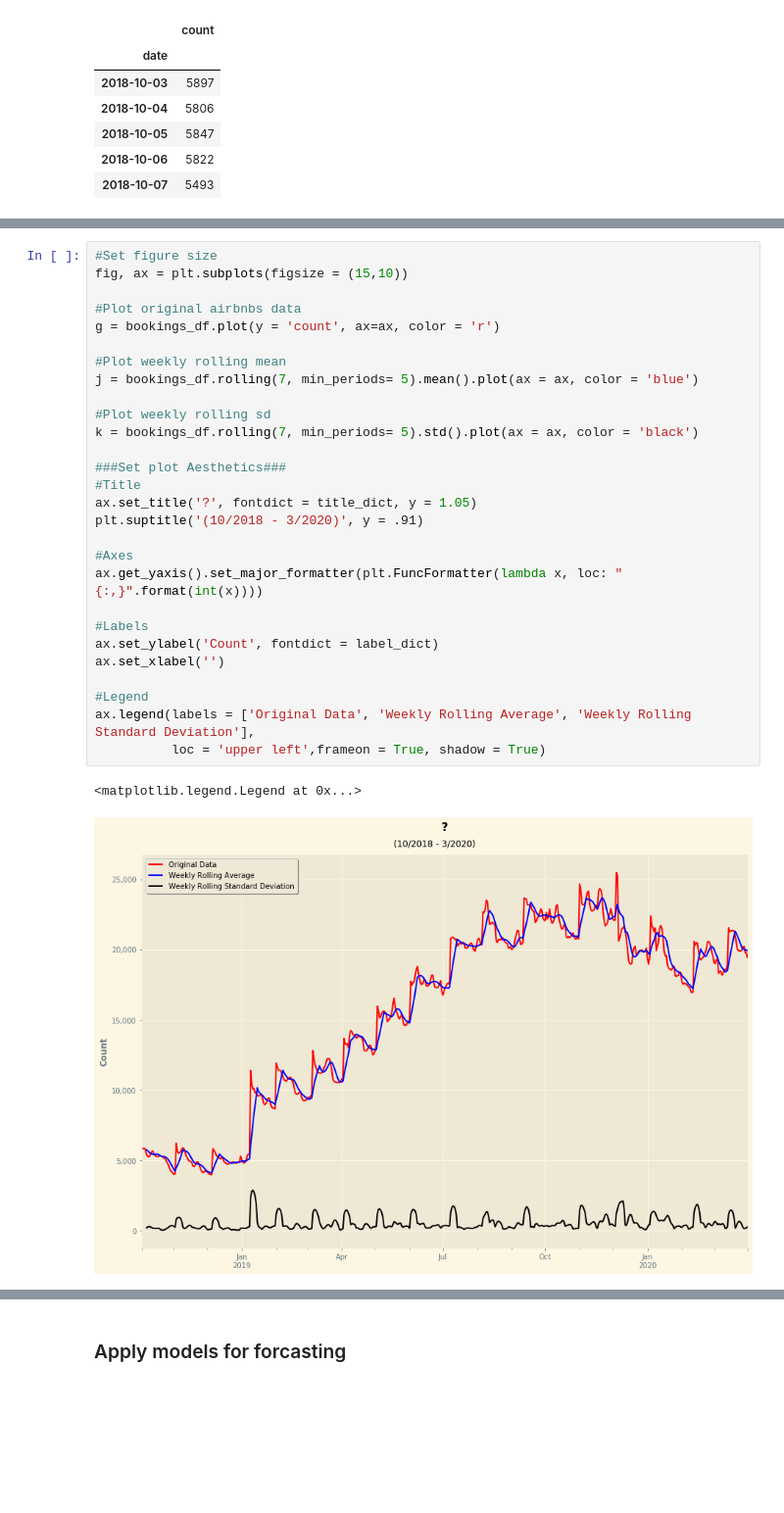
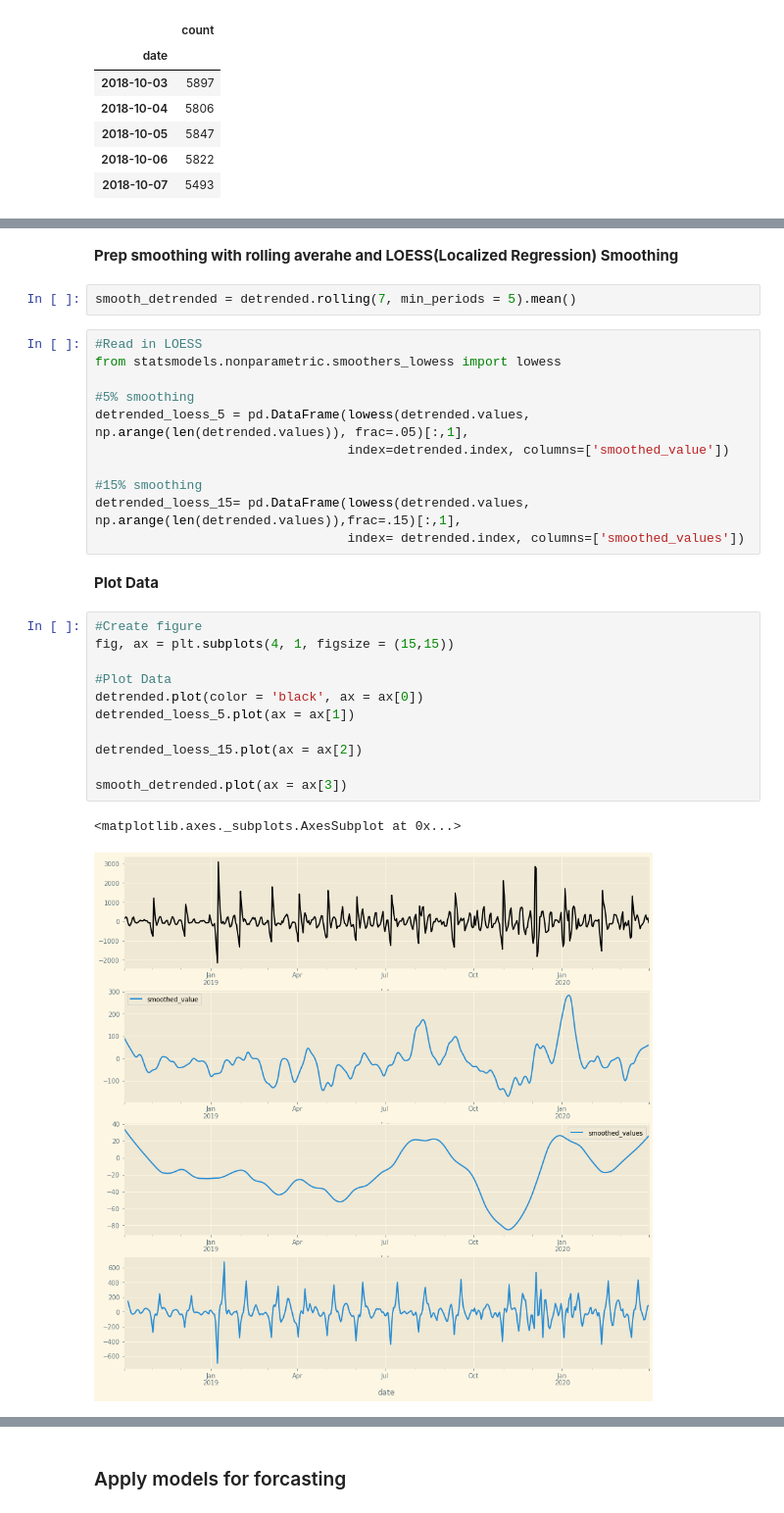
Before and after one commit to KishenSharma6/Airbnb-Analysis, a Jupyter notebook: Project Codes/05. Modeling/2020_0214_Calendar_TimeSeries.ipynb, the cells around one changed output, grey strips where cells are left out. Shown at 98% size. Saved outputs shown, nothing was run; the diff lists cells and outputs as text; blank space fills up the shorter version.

```diff
--- a/Project Codes/05. Modeling/2020_0214_Calendar_TimeSeries.ipynb
+++ b/Project Codes/05. Modeling/2020_0214_Calendar_TimeSeries.ipynb
@@ -298,31 +313,31 @@ j.legend(labels = ['Booked Airbnbs'],frameon = True, shadow = True)
-# %%
-#Set figure size
-fig, ax = plt.subplots(figsize = (15,10))
-
-#Plot original airbnbs data
-g = bookings_df.plot(y = 'count', ax=ax, color = 'r')
-
-#Plot weekly rolling mean
-j = bookings_df.rolling(7, min_periods= 5).mean().plot(ax = ax, color = 'blue')
-
-#Plot weekly rolling sd
-k = bookings_df.rolling(7, min_periods= 5).std().plot(ax = ax, color = 'black')
-
-###Set plot Aesthetics###
-#Title
-ax.set_title('?', fontdict = title_dict, y = 1.05)
-plt.suptitle('(10/2018 - 3/2020)', y = .91)
-
-#Axes
-ax.get_yaxis().set_major_formatter(plt.FuncFormatter(lambda x, loc: "{:,}".format(int(x))))
-
-#Labels
-ax.set_ylabel('Count', fontdict = label_dict)
-ax.set_xlabel('')
-
-#Legend
-ax.legend(labels = ['Original Data', 'Weekly Rolling Average', 'Weekly Rolling Standard Deviation'],
-          loc = 'upper left',frameon = True, shadow = True)
-# %% [output]
-<matplotlib.legend.Legend at 0x...>
-[figure, removed]
+# %% [markdown]
+**Prep smoothing with rolling averahe and LOESS(Localized Regression) Smoothing**
+# %%
+smooth_detrended = detrended.rolling(7, min_periods = 5).mean()
+# %%
+#Read in LOESS
+from statsmodels.nonparametric.smoothers_lowess import lowess
+
+#5% smoothing
+detrended_loess_5 = pd.DataFrame(lowess(detrended.values, np.arange(len(detrended.values)), frac=.05)[:,1],
+                                 index=detrended.index, columns=['smoothed_value'])
+
+#15% smoothing
+detrended_loess_15= pd.DataFrame(lowess(detrended.values, np.arange(len(detrended.values)),frac=.15)[:,1],
+                                 index= detrended.index, columns=['smoothed_values'])
+# %% [markdown]
+**Plot Data**
+# %%
+#Create figure
+fig, ax = plt.subplots(4, 1, figsize = (15,15))
+
+#Plot Data
+detrended.plot(color = 'black', ax = ax[0])
+detrended_loess_5.plot(ax = ax[1])
+
+detrended_loess_15.plot(ax = ax[2])
+
+smooth_detrended.plot(ax = ax[3])
+# %% [output]
+<matplotlib.axes._subplots.AxesSubplot at 0x...>
+[figure, added]
```
Also changed, not shown: parts of 22 cells of this notebook.
